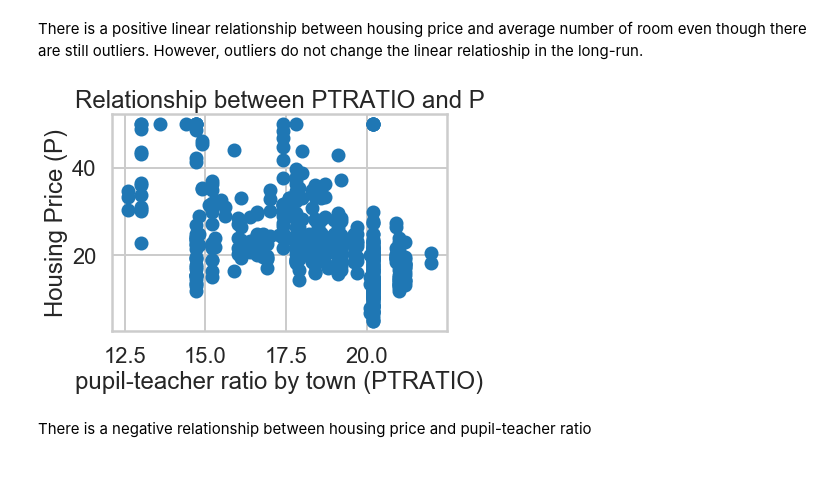
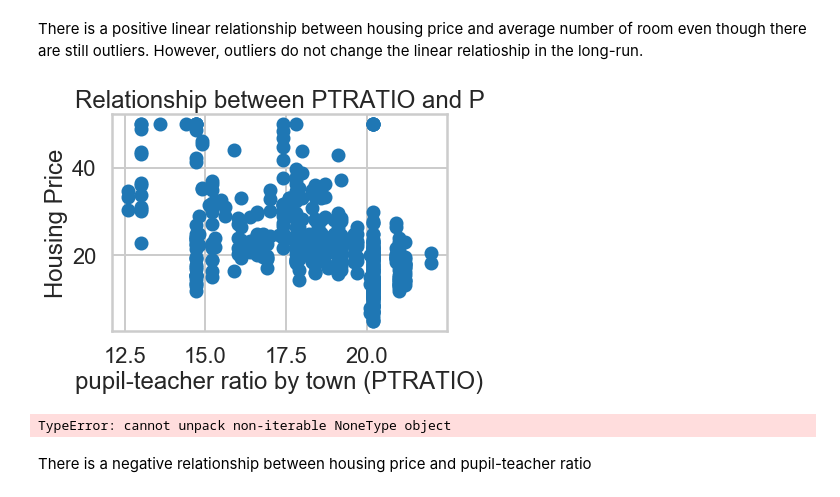
Before and after one commit to tamercetin/Linear-Regression-Using-Boston-Housing-Data-Set, a Jupyter notebook: linear_regression 3/Mini_Project_Linear_Regression.ipynb, the cells around one changed output. Cells and saved outputs as stored; diff of their text form; code cells hidden in the pictures.

```diff
--- a/linear_regression 3/Mini_Project_Linear_Regression.ipynb
+++ b/linear_regression 3/Mini_Project_Linear_Regression.ipynb
@@ -294,13 +294,13 @@ There is a positive linear relationship between housing price and average number
 # %%
 # your turn: scatter plot between *PTRATIO* and *PRICE*
 plt.scatter(bos.PTRATIO, bos.PRICE)
 plt.xlabel("pupil-teacher ratio by town (PTRATIO)")
-plt.ylabel("Housing Price (P)")
+plt.ylabel("Housing Price")
 plt.title("Relationship between PTRATIO and P")
-corr, _=
-plt.show()
+corr, _= plt.show()
 # %% [output]
-[figure, old version]
+[figure, new version]
+TypeError: cannot unpack non-iterable NoneType object
 # %% [markdown]
 There is a negative relationship between housing price and pupil-teacher ratio
 # %%
```
Also changed, not shown: parts of 43 cells of this notebook.
